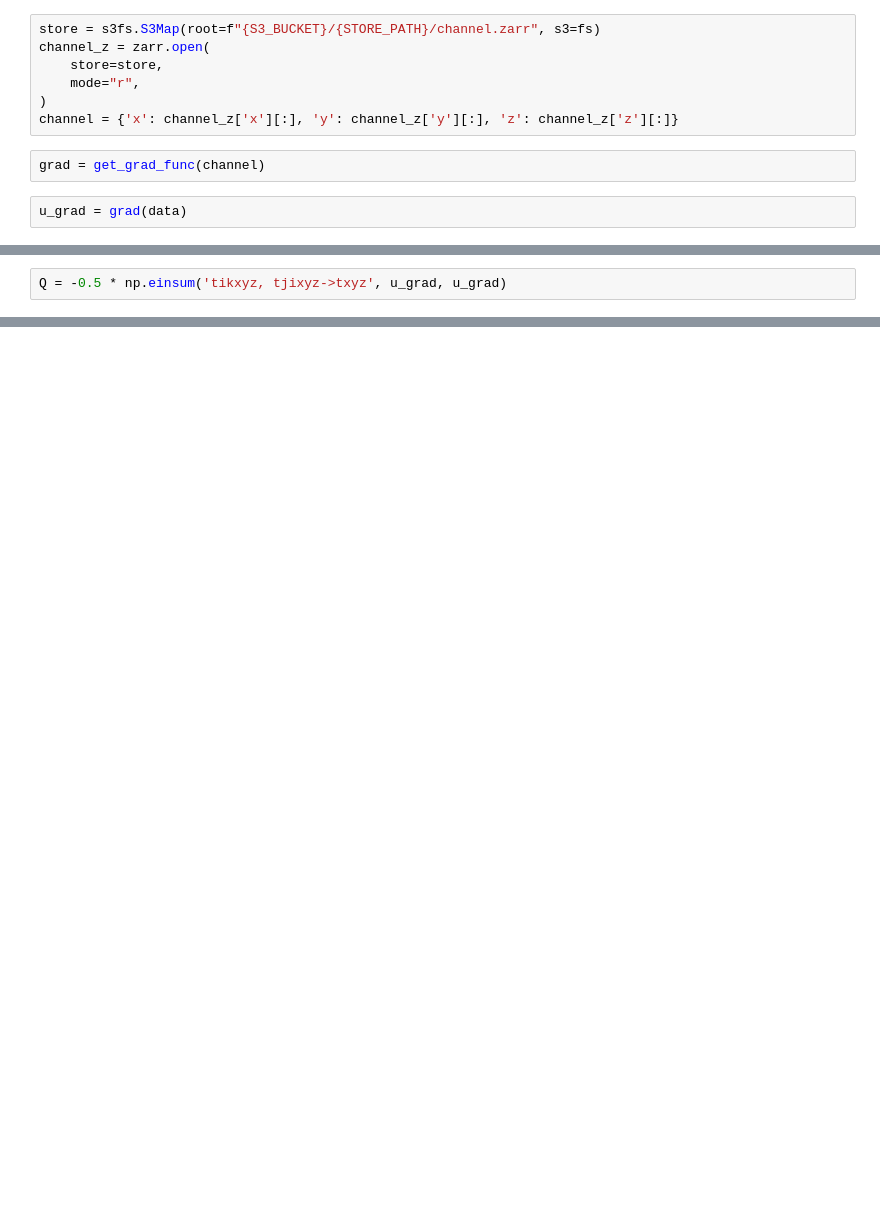
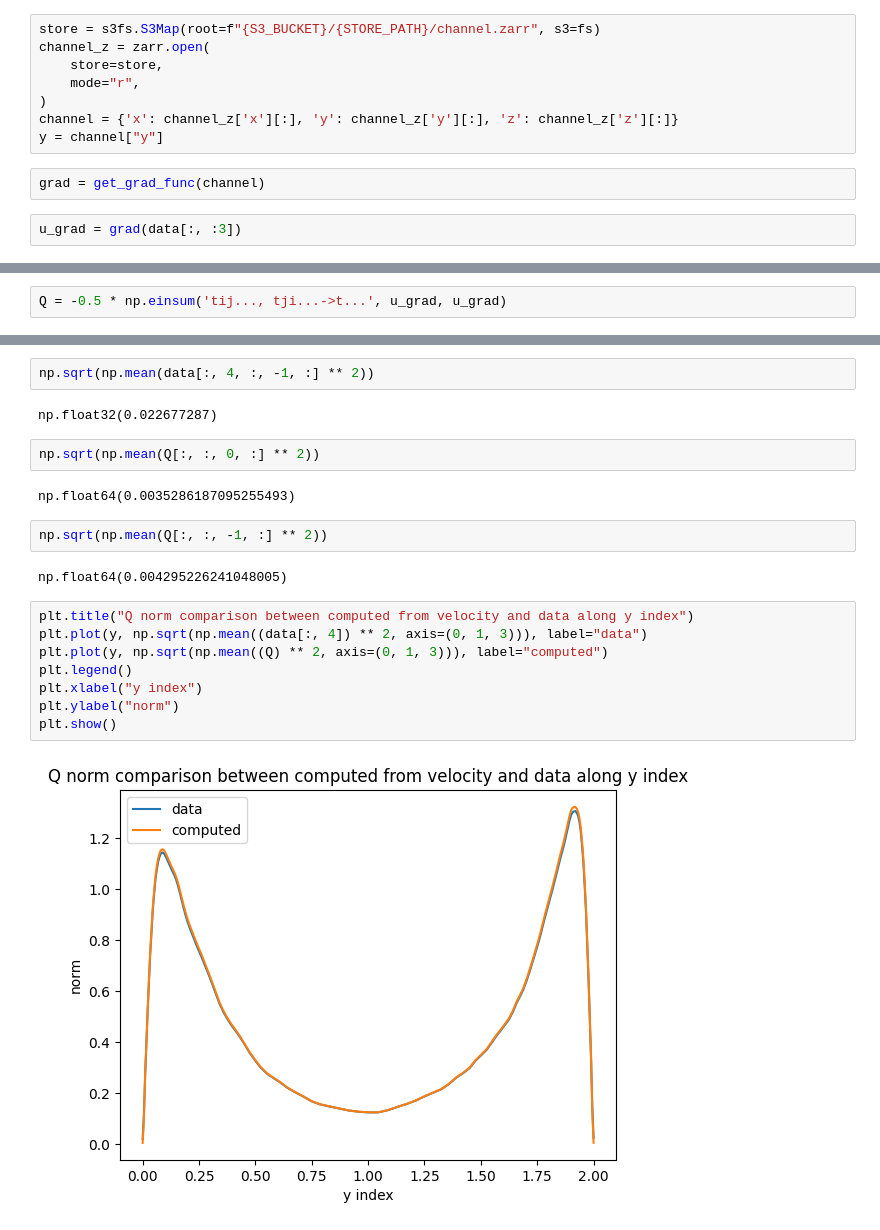
Before and after one commit to kz2wd/flow-diffuse, a Jupyter notebook: check_export.ipynb, the cells around one changed output, grey strips where cells are left out. Cells and saved outputs as stored; diff of their text form; blank space fills up the shorter version.

```diff
--- a/check_export.ipynb
+++ b/check_export.ipynb
@@ -110,7 +110,8 @@ channel_z = zarr.open(
     mode="r",
 )
 channel = {'x': channel_z['x'][:], 'y': channel_z['y'][:], 'z': channel_z['z'][:]}
+y = channel["y"]
 # %%
 grad = get_grad_func(channel)
 # %%
-u_grad = grad(data)
+u_grad = grad(data[:, :3])
@@ -117,2 +122,2 @@ u_grad = grad(data)
 # %%
-Q = -0.5 * np.einsum('tikxyz, tjixyz->txyz', u_grad, u_grad)
+Q = -0.5 * np.einsum('tij..., tji...->t...', u_grad, u_grad)
@@ -124,0 +151,22 @@ data.shape
+# %%
+np.sqrt(np.mean(data[:, 4, :, -1, :] ** 2))
+# %% [output]
+np.float32(0.022677287)
+# %%
+np.sqrt(np.mean(Q[:, :, 0, :] ** 2))
+# %% [output]
+np.float64(0.0035286187095255493)
+# %%
+np.sqrt(np.mean(Q[:, :, -1, :] ** 2))
+# %% [output]
+np.float64(0.004295226241048005)
+# %%
+plt.title("Q norm comparison between computed from velocity and data along y index")
+plt.plot(y, np.sqrt(np.mean((data[:, 4]) ** 2, axis=(0, 1, 3))), label="data")
+plt.plot(y, np.sqrt(np.mean((Q) ** 2, axis=(0, 1, 3))), label="computed")
+plt.legend()
+plt.xlabel("y index")
+plt.ylabel("norm")
+plt.show()
+# %% [output]
+[figure, added]
```
Also changed, not shown: parts of 46 cells of this notebook, 6 other files.
